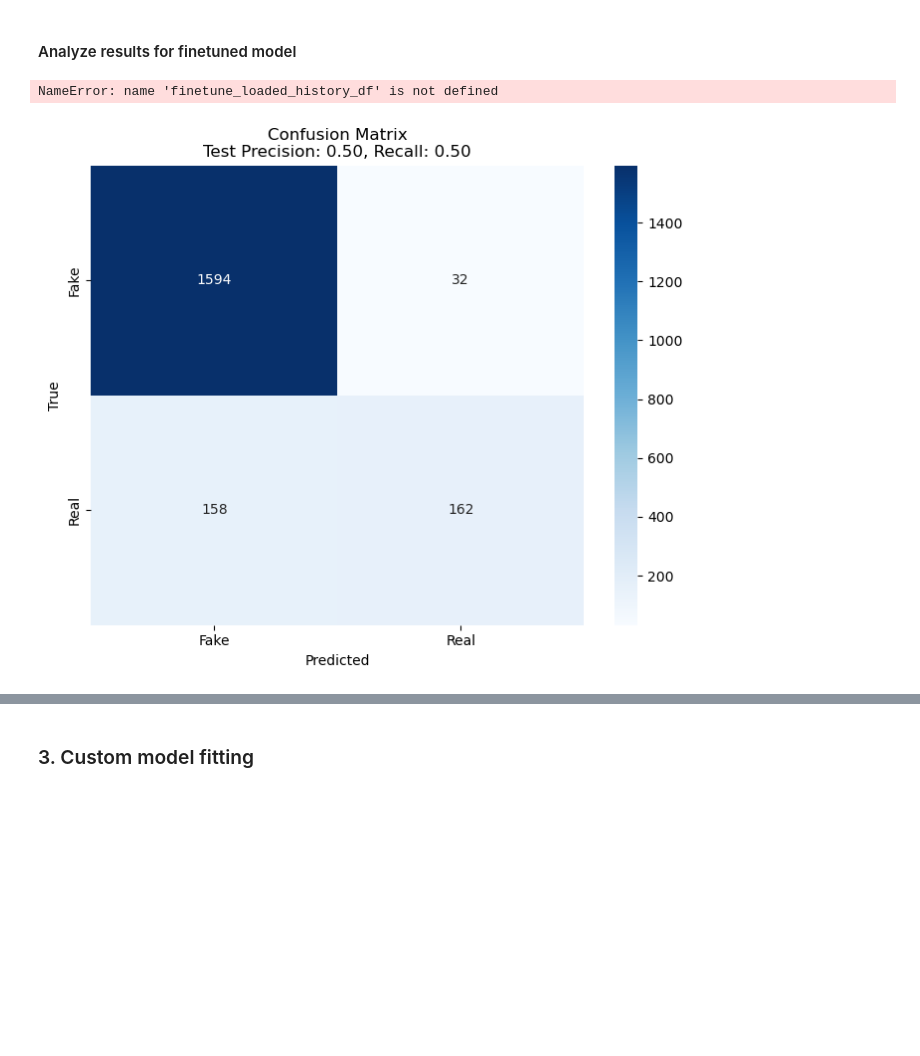
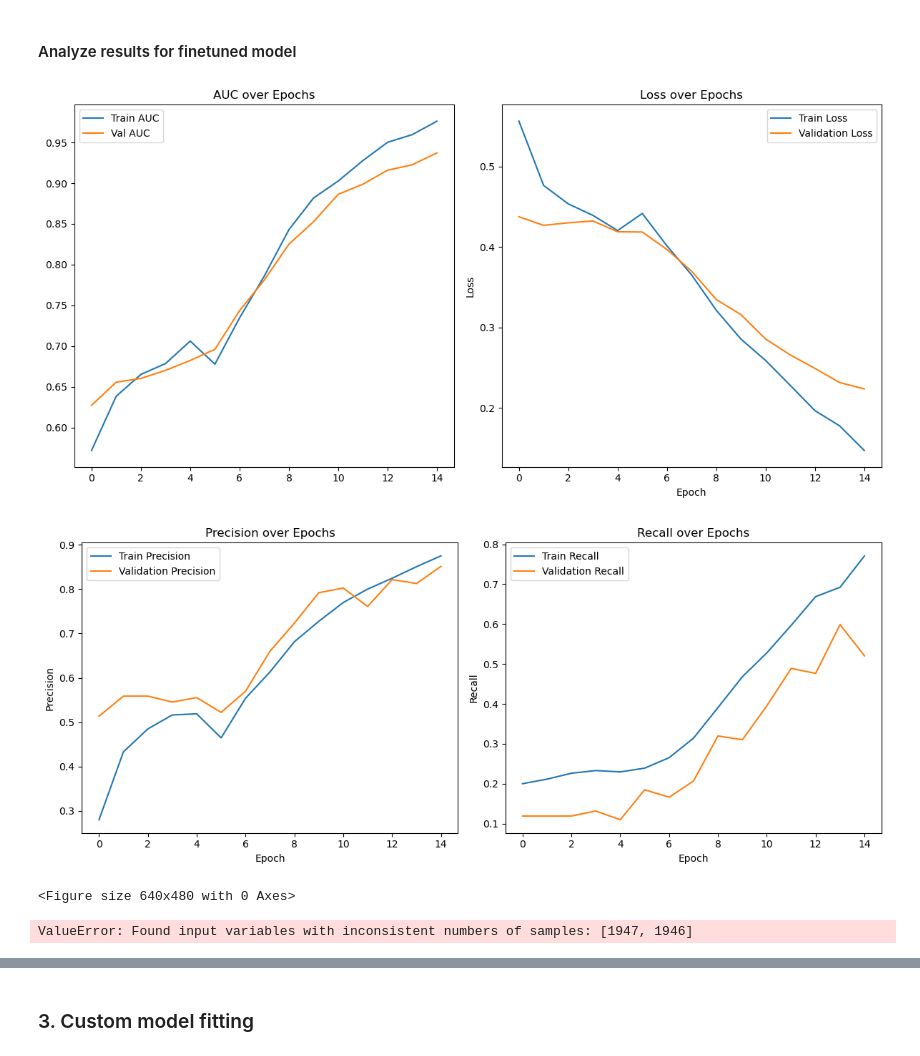
Before and after one commit to 4repaXXX/unn.masters-work, a Jupyter notebook: celeb/celeb-xception.ipynb, the cells around one changed output, grey strips where cells are left out. Drawn from its saved outputs; the diff is of its cells as text; code cells hidden in the pictures; blank space fills up the shorter version.

Commit message:
Update plots

```diff
--- a/celeb/celeb-xception.ipynb
+++ b/celeb/celeb-xception.ipynb
@@ -130,6 +123,5 @@ test_loss, test_precision, test_recall, test_auc = net_pure_model._model.evaluat
 # %% [markdown]
 ### 2. Fine tuned model
 # %%
-finetune = XFineTunedModel(MODELS_DIR, RESULTS_DIR)
-finetune_model, finetune_history = finetune.fit(train_gen, val_gen, 1, 0)
+finetune_model = XFineTunedModel(MODELS_DIR, RESULTS_DIR)
 # %% [output]
@@ -142,0 +129,2 @@ history_df.to_csv('results/x/finetune_training_history.csv', index=False)
+# %%
+_, finetune_history = finetune_model.fit(train_gen, val_gen, 1, 0)
@@ -153,12 +144,11 @@ print(f"\nTest AUC: {test_auc:.4f}, loss: {test_loss:.4f}, pression: {test_preci
 # %% [markdown]
 #### Analyze results for finetuned model
 # %%
-plots = CommonPlot(finetune_trained_model)
+plots = CommonPlot(finetune_model)
 # %%
-plot_history(finetune_loaded_history_df)
+plots.plot(test_gen)
 # %% [output]
+[figure, added]
+[figure, added]
-NameError: name 'finetune_loaded_history_df' is not defined
+<Figure size 640x480 with 0 Axes>
+ValueError: Found input variables with inconsistent numbers of samples: [1947, 1946]
-# %%
-confusion_matrix_plot(y_pred, y_true, 0.5, 0.5)
-# %% [output]
-[figure, removed]
```
Also changed, not shown: parts of 10 cells of this notebook, 3 other files.
